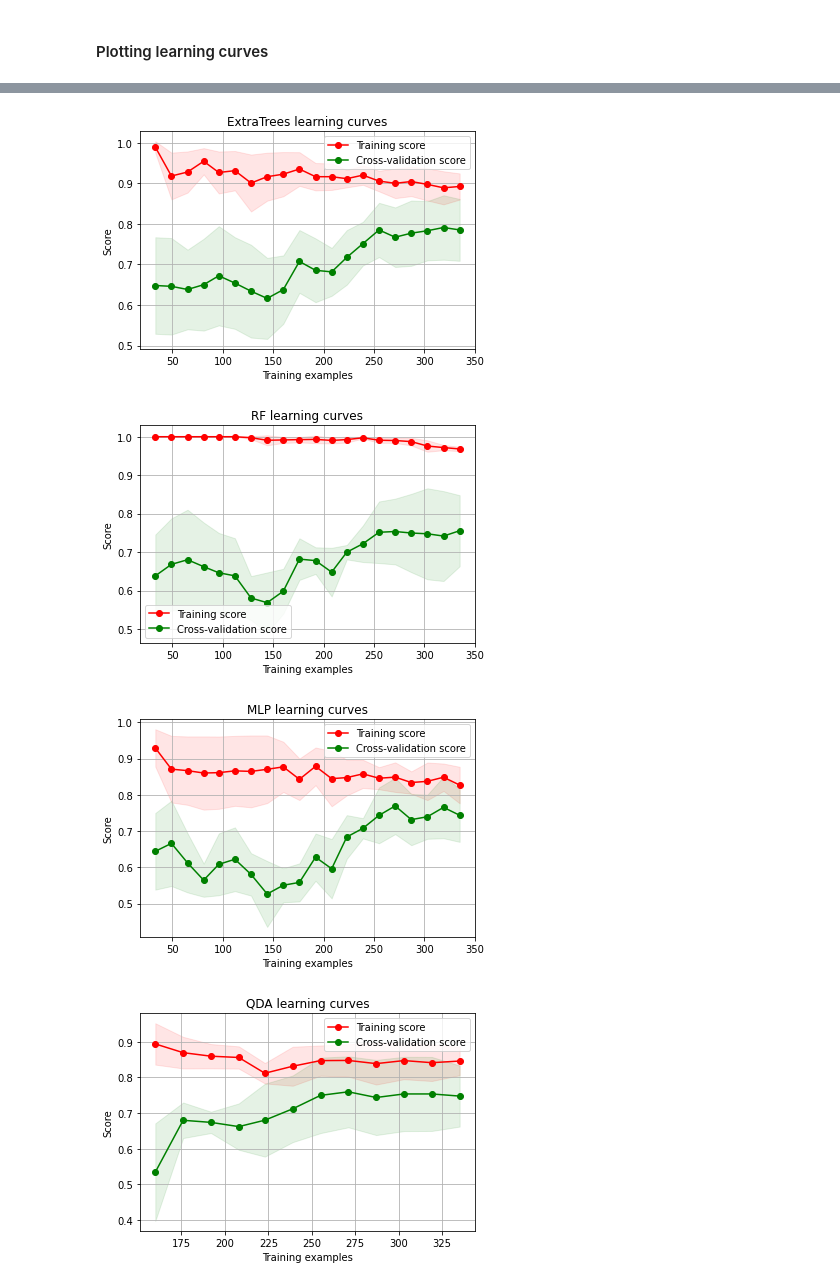
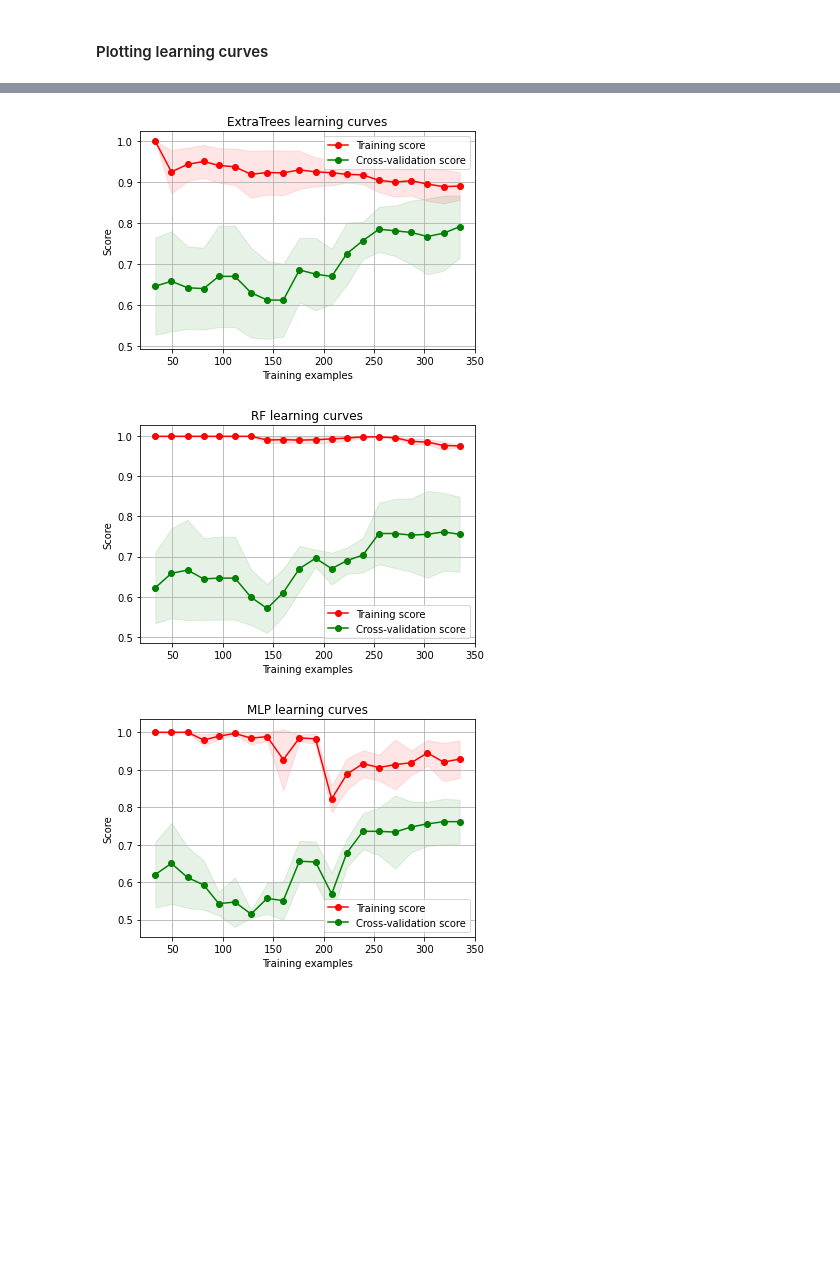
Before and after one commit to ebbablom/Music-classifier, a Jupyter notebook: Spotify_Project.ipynb, the cells around one changed output, grey strips where cells are left out. Cells and saved outputs as stored; diff of their text form; code cells hidden in the pictures; blank space fills up the shorter version.

```diff
--- a/Spotify_Project.ipynb
+++ b/Spotify_Project.ipynb
@@ -133,2 +118,0 @@ dataset['key']=(dataset['key']-dataset['key'].min())/(dataset['key'].max()-datas
-# %%
-dataset = (dataset-dataset.mean())/dataset.std()
@@ -217,8 +224,9 @@ plt.savefig('modelcomp.png')
 #### SVM
 # %%
 # defining parameter range
-param_grid = {'C': [0.01,0.1,0.5,1,10,50,100],
-              'gamma': [1, 0.1, 0.01, 0.001, 0.0001],
+param_grid = {'C': [0.01,0.1,0.5,1.05,1,0.95,1.2,10,50,100],
+              'gamma': [1,0.02,0.03,0.04,0.045,0.05,0.06,0.1,0.01],
+              #'gamma': ['scale','auto'],
               'kernel': ['rbf'],
               }
 
@@ -273,9 +281,9 @@ ExtC = ExtraTreesClassifier()
 
 ## Search grid for optimal parameters
 ex_param_grid = {"max_depth": [None,4,5,6],
-              "max_features": [3, 10, 15],
+              "max_features": [3, 9,10,11],
               #"min_samples_split": [2, 3, 5],
-              #"min_samples_leaf": [1, 3, 5],
+              "min_samples_leaf": [1, 3, 5],
               #"bootstrap": [False],
               "n_estimators" :[50,100,200],
               "criterion": ["gini","entropy"]}
@@ -326,19 +332,0 @@ Score: 0.7833024427335804
-# %%
-#QDA
-QDAC = QuadraticDiscriminantAnalysis()
-
-## Search grid for optimal parameters
-qda_param_grid = {
-    'reg_param': (0.001,0.01, 0.1),
-    'store_covariance': (True, False),
-    'tol': (0.001,0.01, 0.1), }
-
-gsQDAC = GridSearchCV(QDAC,param_grid = qda_param_grid, cv=kfold, scoring="accuracy", n_jobs= 4, verbose = 1)
-
-gsQDAC.fit(X_train,y_train)
-
-QDAC_best = gsQDAC.best_estimator_
-
-#Best score
-print('Best model:',gsQDAC.best_estimator_)
-print('Score:',gsQDAC.best_score_)
@@ -407,5 +373,4 @@ plt.savefig('ExtC_lerningcurve.png')
 g = plot_learning_curve(RFC_best,"RF learning curves",X_train,y_train,cv=kfold)
 g = plot_learning_curve(MLPC_best,"MLP learning curves",X_train,y_train,cv=kfold)
 plt.savefig('MLPC_lerningcurve.png')
-g = plot_learning_curve(QDAC_best,"QDA learning curves",X_train,y_train,cv=kfold)
 # %% [output]
@@ -413,4 +378,3 @@ g = plot_learning_curve(QDAC_best,"QDA learning curves",X_train,y_train,cv=kfold
-[figure, old version]
+[figure, new version]
-[figure, old version]
+[figure, new version]
-[figure, old version]
+[figure, new version]
-[figure, removed]
```
Also changed, not shown: parts of 33 cells of this notebook.
